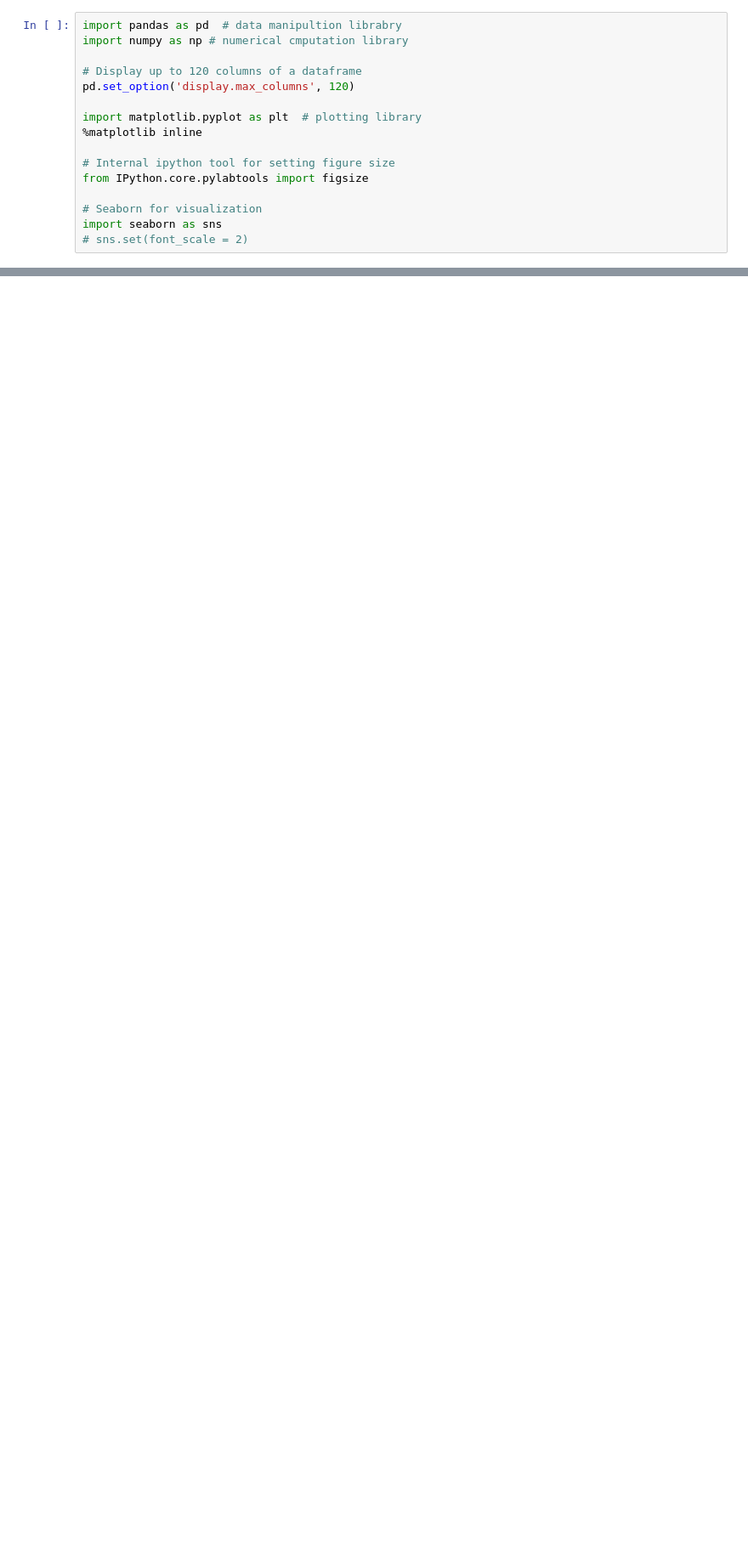
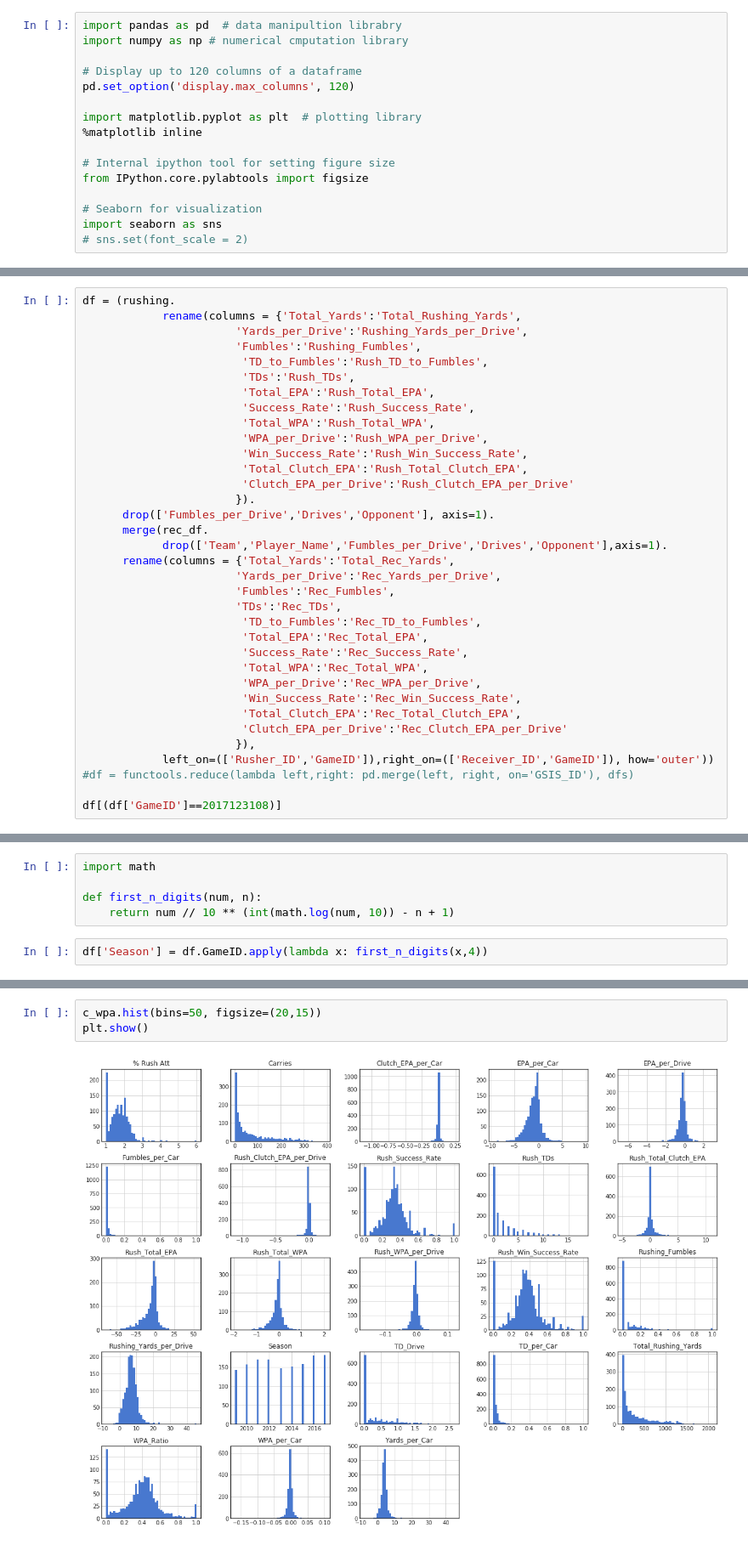
Before and after one commit to naivelogic/NFL-smarter-football, a Jupyter notebook: Running Back Rotation v3 - Final.ipynb, the cells around one changed output, grey strips where cells are left out. Shown at 85% size. Cells and saved outputs as stored; diff of their text form; blank space fills up the shorter version.

```diff
--- a/Running Back Rotation v3 - Final.ipynb
+++ b/Running Back Rotation v3 - Final.ipynb
@@ -172,0 +127,35 @@ plt.show()
+# %%
+df = (rushing.
+            rename(columns = {'Total_Yards':'Total_Rushing_Yards',
+                       'Yards_per_Drive':'Rushing_Yards_per_Drive',
+                       'Fumbles':'Rushing_Fumbles',
+                        'TD_to_Fumbles':'Rush_TD_to_Fumbles',
+                        'TDs':'Rush_TDs',
+                        'Total_EPA':'Rush_Total_EPA',
+                        'Success_Rate':'Rush_Success_Rate',
+                        'Total_WPA':'Rush_Total_WPA',
+                        'WPA_per_Drive':'Rush_WPA_per_Drive',
+                        'Win_Success_Rate':'Rush_Win_Success_Rate',
+                        'Total_Clutch_EPA':'Rush_Total_Clutch_EPA',
+                        'Clutch_EPA_per_Drive':'Rush_Clutch_EPA_per_Drive'
+                       }).
+      drop(['Fumbles_per_Drive','Drives','Opponent'], axis=1).
+      merge(rec_df.
+            drop(['Team','Player_Name','Fumbles_per_Drive','Drives','Opponent'],axis=1).
+      rename(columns = {'Total_Yards':'Total_Rec_Yards',
+                       'Yards_per_Drive':'Rec_Yards_per_Drive',
+                       'Fumbles':'Rec_Fumbles',
+                       'TDs':'Rec_TDs',
+                        'TD_to_Fumbles':'Rec_TD_to_Fumbles',
+                        'Total_EPA':'Rec_Total_EPA',
+                        'Success_Rate':'Rec_Success_Rate',
+                        'Total_WPA':'Rec_Total_WPA',
+                        'WPA_per_Drive':'Rec_WPA_per_Drive',
+                        'Win_Success_Rate':'Rec_Win_Success_Rate',
+                        'Total_Clutch_EPA':'Rec_Total_Clutch_EPA',
+                        'Clutch_EPA_per_Drive':'Rec_Clutch_EPA_per_Drive'
+                       }),
+            left_on=(['Rusher_ID','GameID']),right_on=(['Receiver_ID','GameID']), how='outer'))
+#df = functools.reduce(lambda left,right: pd.merge(left, right, on='GSIS_ID'), dfs)
+
+df[(df['GameID']==2017123108)]
@@ -172,0 +172,7 @@ plt.show()
+# %%
+import math
+
+def first_n_digits(num, n):
+    return num // 10 ** (int(math.log(num, 10)) - n + 1)
+# %%
+df['Season'] = df.GameID.apply(lambda x: first_n_digits(x,4))
@@ -172,0 +561,5 @@ plt.show()
+# %%
+c_wpa.hist(bins=50, figsize=(20,15))
+plt.show()
+# %% [output]
+[figure, added]
```
Also changed, not shown: parts of 73 cells of this notebook.
